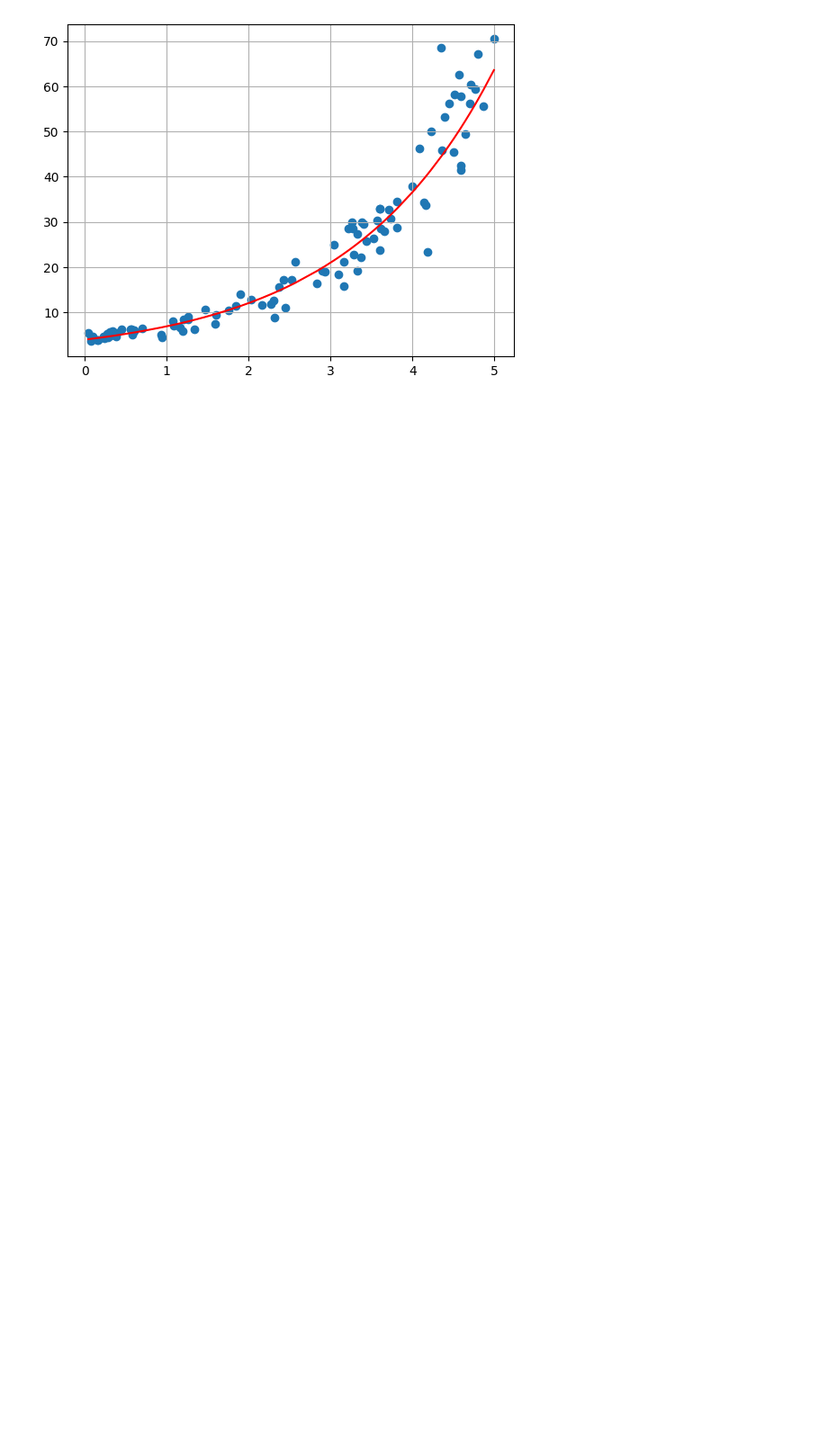
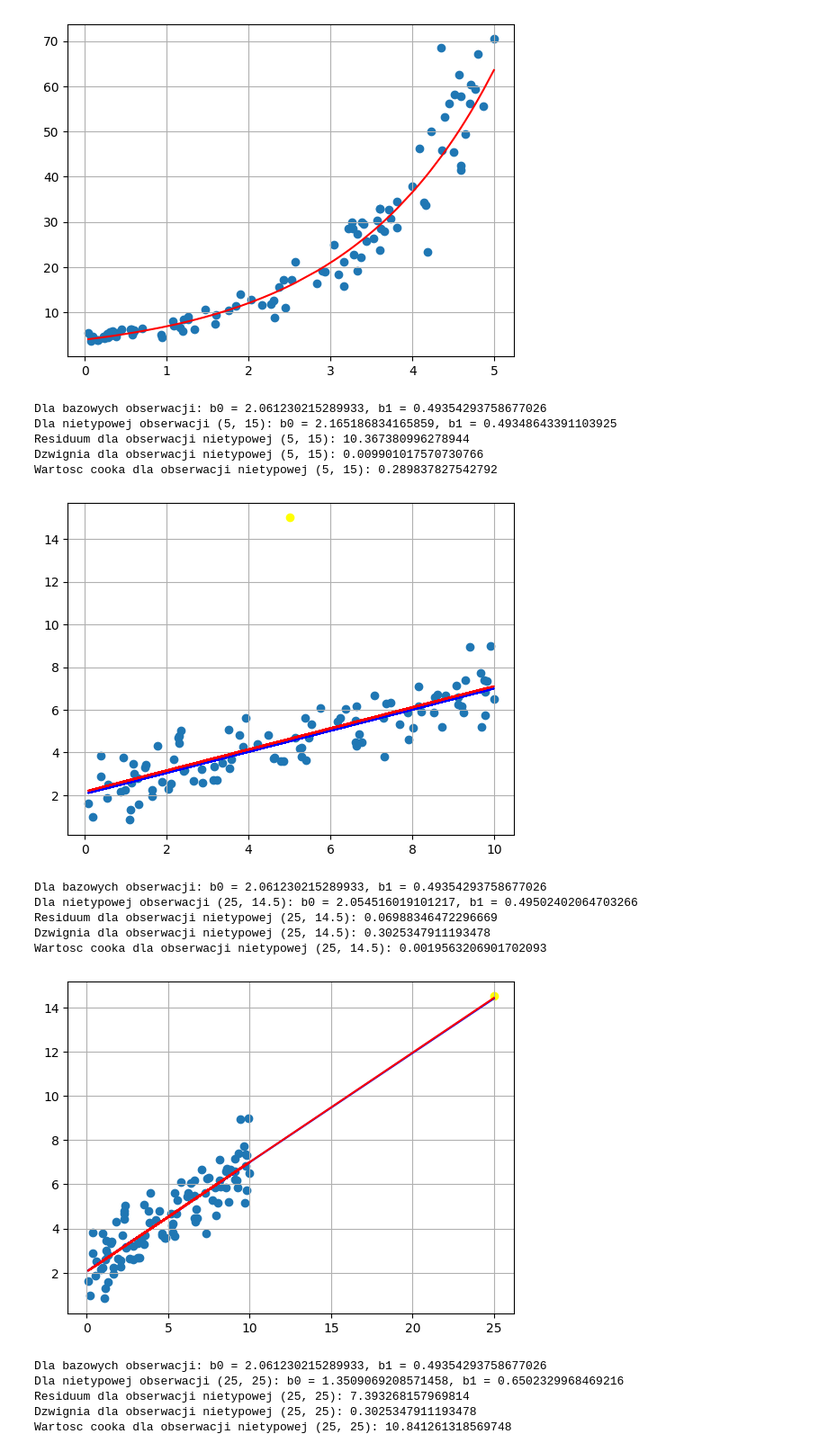
Before and after one commit to TeodorDimitriadis/szeregi_czasowe, a Jupyter notebook: lista1.ipynb, the cells around one changed output. Shown at 90% size. Saved outputs shown, nothing was run; the diff lists cells and outputs as text; code cells hidden in the pictures; blank space fills up the shorter version.

```diff
--- a/lista1.ipynb
+++ b/lista1.ipynb
@@ -159,3 +159,65 @@ plt.grid()
 plt.show()
 # %% [output]
 [figure]
+# %%
+#4
+
+x = np.random.uniform(0,10,100)
+epsilon = np.random.normal(0,1,100)
+
+Y = 2 + 0.5 * x + epsilon
+
+nietypowe_obserwacje = [(5,15),(25,14.5),(25,25)]
+
+for nietypowa_obserwacja in nietypowe_obserwacje:
+    x_mod = np.append(x, nietypowa_obserwacja[0])
+    Y_mod = np.append(Y, nietypowa_obserwacja[1])
+
+    b0, b1 = estymatory_MNK_wspolczynnikow(x, Y)
+    print(f'Dla bazowych obserwacji: b0 = {b0}, b1 = {b1}')
+
+    b0_mod, b1_mod = estymatory_MNK_wspolczynnikow(x_mod, Y_mod)
+
+    print(f'Dla nietypowej obserwacji {nietypowa_obserwacja}: b0 = {b0_mod}, b1 = {b1_mod}')
+
+    # wartosci
+    model = sm.OLS(Y_mod, sm.add_constant(x_mod)).fit()
+    inf = model.get_influence()
+    lever = inf.hat_matrix_diag
+
+    cooks_d = inf.cooks_distance[0]
+
+    wartosc_cooka = cooks_d[-1]
+
+    dzwignia = lever[-1]
+
+    residuum = nietypowa_obserwacja[1] - (b0_mod + b1_mod * nietypowa_obserwacja[0])
+
+    print(f'Residuum dla obserwacji nietypowej {nietypowa_obserwacja}: {residuum}')
+    print(f'Dzwignia dla obserwacji nietypowej {nietypowa_obserwacja}: {dzwignia}')
+    print(f'Wartosc cooka dla obserwacji nietypowej {nietypowa_obserwacja}: {wartosc_cooka}')
+
+    plt.scatter(x, Y)
+    plt.plot(x_mod, b0 + b1 * x_mod, color='blue')
+    plt.plot(x_mod, b0_mod + b1_mod * x_mod, color='red')
+    plt.scatter(nietypowa_obserwacja[0], nietypowa_obserwacja[1], color='yellow')
+    plt.grid()
+    plt.show()
+# %% [output]
+Dla bazowych obserwacji: b0 = 2.061230215289933, b1 = 0.49354293758677026
+Dla nietypowej obserwacji (5, 15): b0 = 2.165186834165859, b1 = 0.49348643391103925
+Residuum dla obserwacji nietypowej (5, 15): 10.367380996278944
+Dzwignia dla obserwacji nietypowej (5, 15): 0.009901017570730766
+Wartosc cooka dla obserwacji nietypowej (5, 15): 0.289837827542792
+[figure, added]
+Dla bazowych obserwacji: b0 = 2.061230215289933, b1 = 0.49354293758677026
+Dla nietypowej obserwacji (25, 14.5): b0 = 2.054516019101217, b1 = 0.49502402064703266
+Residuum dla obserwacji nietypowej (25, 14.5): 0.06988346472296669
+Dzwignia dla obserwacji nietypowej (25, 14.5): 0.3025347911193478
+Wartosc cooka dla obserwacji nietypowej (25, 14.5): 0.0019563206901702093
+[figure, added]
+Dla bazowych obserwacji: b0 = 2.061230215289933, b1 = 0.49354293758677026
+Dla nietypowej obserwacji (25, 25): b0 = 1.3509069208571458, b1 = 0.6502329968469216
+Residuum dla obserwacji nietypowej (25, 25): 7.393268157969814
+Dzwignia dla obserwacji nietypowej (25, 25): 0.3025347911193478
+Wartosc cooka dla obserwacji nietypowej (25, 25): 10.841261318569748
```
Also changed, not shown: parts of 2 cells of this notebook.
